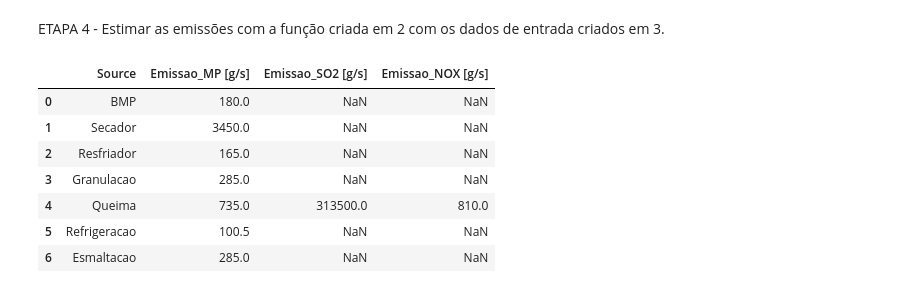
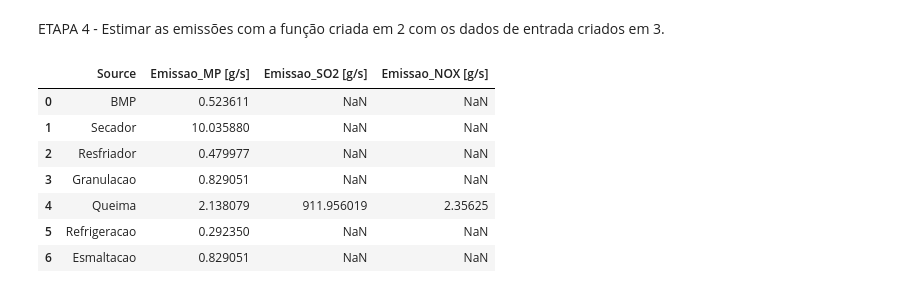
Before and after one commit to mariliameister/ENS5173_202401, a Jupyter notebook: trabalho_etapa01.ipynb, the cells around one changed output. Drawn from its saved outputs; the diff is of its cells as text; code cells hidden in the pictures.

```diff
--- a/trabalho_etapa01.ipynb
+++ b/trabalho_etapa01.ipynb
@@ -87,8 +87,8 @@ componentes aleatória e sazonal (com base nas dadas do ano de 2023).
 import pandas as pd
 import numpy as np
 
-# Criando um intervalo de datas de 2023 com resolução horária
-Datas = pd.date_range(start='2023-01-01', end='2023-12-31', freq='h')
+# Criando um intervalo de datas de 2023 com resolução diária
+Datas = pd.date_range(start='2023-01-01', end='2023-12-31', freq='D')
 
 # Criando um DataFrame com as datas
 df = pd.DataFrame({'Datas': Datas})
@@ -102,18 +102,21 @@ sem = np.full(len(df),1)
 for i in range(167,8760,168):
     sem[i:] += 1
 df['Semana'] = sem
+#criar um array de 1 a 365 e colocar igual a df['Dia']
+df['Dia'] = df['Datas'].dt.dayofyear
 
 # Criando vetor de valores aleatórios
 import numpy as np
-atvMax = ativ*0.7        #[ton/s] (Considerou-se que a atvMax é 70% da atividade total anteriormente definida)
-atvMin = ativ*0.3        #[ton/s] (Considerou-se que a atvMin é 30% da atividade total anteriormente definida)
+atvMed = ativ/365           # Dividrir a taxa de atividade que está em [ton/d] por 365, ressulta na atividade média diária no ano de 2023
+atvMax = atvMed*0.70        #[ton/d] (Considerou-se que a atvMax é 110%  da atvMed)
+atvMin = atvMed*0.30        #[ton/d] (Considerou-se que a atvMin é 90%  da atvMed)
 
 # Extraindo o número de linhas/número de datas
 n = df.shape[0]
 
 # Criando atividade aleatória
 ativ_ale = (atvMax - atvMin)*np.random.rand(n) + atvMin
-df['Atividade [ton/s]'] = ativ_ale   #[ton/s]
+df['Atividade [ton/d]'] = ativ_ale   #[ton/d]
 
 # Mostrar o DataFrame resultante
 df.set_index('Datas',inplace=True)
@@ -158,0 +139,4 @@ df.to_csv(r"C:\Users\Marilia\Documents\ENS5173_202401\ENS5173_202401\tabelas\ati
+# %%
+# Criando componente sazonal
+df['sazonalidade'] = (np.sin(2* np.pi * df['Dia'] / 365)) + 1
+plt.plot(df['sazonalidade'])
@@ -158,0 +146,9 @@ df.to_csv(r"C:\Users\Marilia\Documents\ENS5173_202401\ENS5173_202401\tabelas\ati
+# %%
+# Valores aleatórios com sazonalidade
+
+df['aleatorioSazonal'] = df['Atividade [ton/d]'] * df['sazonalidade']
+
+#Plotando o gráfico
+plt.plot(df['Dia'], df['aleatorioSazonal'])
+display(df)
+#Salvar planilha!!!!!!!!!!!!!!adicionar esta pasta no .gitignore)
@@ -160,34 +172,37 @@ df.to_csv(r"C:\Users\Marilia\Documents\ENS5173_202401\ENS5173_202401\tabelas\ati
 ETAPA 4 - Estimar as emissões com a função criada em 2  com os dados de entrada criados em 3.
 # %%
 #ESTIMANDO EMISSÃO
-#Multiplicando as colunas de fe [kg/ton] pela atividade [ton/s]
+#Multiplicando as colunas de "fe [kg/ton]" da AP42 pela COLUNA "Atividade [ton/d]"
+
+#Como quero apresentar a emissão total de cada processo, irei somar a coluna da atividade para poder multiplicar pelo fator de emissão
+
 #Somando a atividade aleatória calculada anteriormente
-atv_ale = int(df['Atividade [ton/s]'].sum()) #[ton/s]
+atv_ale = (int(df['Atividade [ton/d]'].sum()))/86400      #Ao dividir por 86400 tornei [ton/d] para [ton/s]
 
 #Emissões
-emi_mp = (fe['PM']*atv_ale)*1000   # [g/s]
-emi_so2 = (fe['SO2']*atv_ale)*1000   # [g/s]
-emi_nox = (fe['NOX']*atv_ale)*1000  # [g/s]
+emi_mp = (fe['PM']*atv_ale)*1000      # [kg/ton]*[ton/s]=[g/s]
+emi_so2 = (fe['SO2']*atv_ale)*1000    # [kg/ton]*[ton/s]=[g/s]
+emi_nox = (fe['NOX']*atv_ale)*1000    # [kg/ton]*[ton/s]=[g/s]
 
 # Criar um novo DataFrame com as emissões calculadas
 em = pd.DataFrame({
     'Source': fe['Source'],
-    'Emissao_MP [g/s]': emi_mp.astype(int),
+    'Emissao_MP [g/s]': emi_mp,
     'Emissao_SO2 [g/s]': emi_so2,
     'Emissao_NOX [g/s]': emi_nox
 })
 
-display(emissoes)     #Mostra as emissões totais por processo
-emissoes.to_csv(r"C:\Users\Marilia\Documents\ENS5173_202401\ENS5173_202401\tabelas\emissoesPortoBello.csv")
+display(em)     #Mostra as emissões totais por processo
+#em.to_csv(r"C:\Users\Marilia\Documents\ENS5173_202401\ENS5173_202401\tabelas\emissoesPortoBello.csv")
 # %% [output]
 |  | Source | Emissao_MP [g/s] | Emissao_SO2 [g/s] | Emissao_NOX [g/s] |
-| 0 | BMP | 180.0 | NaN | NaN |
-| 1 | Secador | 3450.0 | NaN | NaN |
-| 2 | Resfriador | 165.0 | NaN | NaN |
-| 3 | Granulacao | 285.0 | NaN | NaN |
-| 4 | Queima | 735.0 | 313500.0 | 810.0 |
-| 5 | Refrigeracao | 100.5 | NaN | NaN |
-| 6 | Esmaltacao | 285.0 | NaN | NaN |
+| 0 | BMP | 0.523611 | NaN | NaN |
+| 1 | Secador | 10.035880 | NaN | NaN |
+| 2 | Resfriador | 0.479977 | NaN | NaN |
+| 3 | Granulacao | 0.829051 | NaN | NaN |
+| 4 | Queima | 2.138079 | 911.956019 | 2.35625 |
+| 5 | Refrigeracao | 0.292350 | NaN | NaN |
+| 6 | Esmaltacao | 0.829051 | NaN | NaN |
 # %%
 #Plotando os gráficos de atividades totais por processo
 #-----------------------------Plotar o gráfico de barras para MP---------------------------------------------------------------------
```
Also changed, not shown: parts of 8 cells of this notebook, 1 other file.
